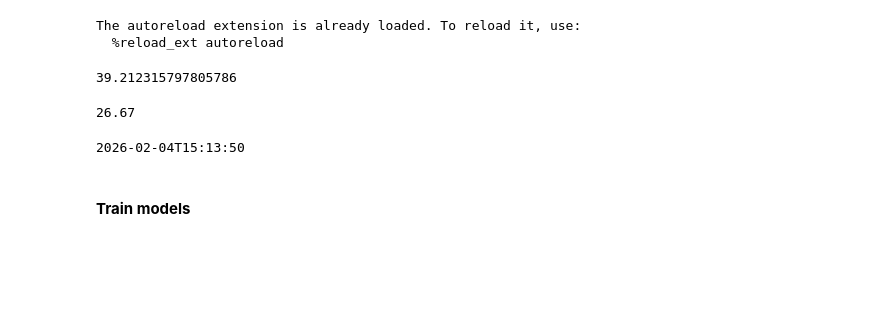
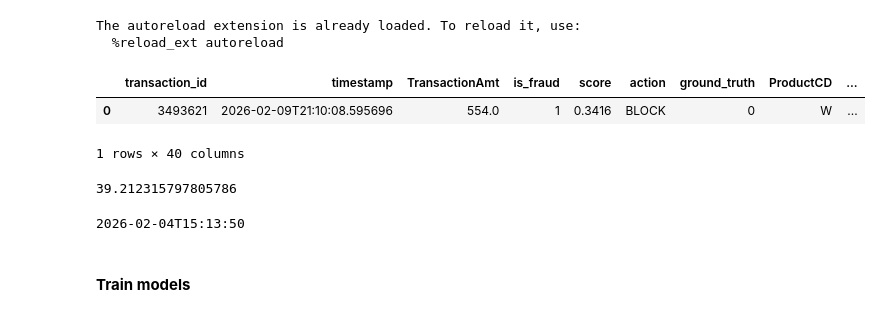
Before and after one commit to kmache/sentinel-fraud-ops, a Jupyter notebook: notebooks/01_exploration.ipynb, the cells around one changed output. Cells and saved outputs as stored; diff of their text form; code cells hidden in the pictures; blank space fills up the shorter version.

```diff
--- a/notebooks/01_exploration.ipynb
+++ b/notebooks/01_exploration.ipynb
@@ -24,6 +25,14 @@ from sentinel.modeling import SentinelTrainer
 # %% [output]
 The autoreload extension is already loaded. To reload it, use:
   %reload_ext autoreload
+# %%
+df = [{"transaction_id":"3493621","timestamp":"2026-02-09T21:10:08.595696","TransactionAmt":554.0,"is_fraud":1,"score":0.3416,"action":"BLOCK","ground_truth":0,"ProductCD":"W","device_vendor":"","dist1":0.0,"card_email_combo_fraud_rate":0.0,"P_emaildomain":"earthlink.net","DeviceType":None,"TransactionAmt_log":6.318968296051025,"TransactionAmt_suspicious":1,"cents_value":0,"country":"USA/Global","composite_risk_score":0.03544927015900612,"os_browser_combo":0,"UID_velocity_1h":None,"UID_velocity_12h":None,"UID_velocity_24h":None,"multi_entity_sharing":6.0,"card_email_combo":7,"device_info_combo":None,"P_emaildomain_risk_score":1,"email_match_status":0,"P_emaildomain_is_free":0,"ProductCD_switch":0,"user_amt_zscore":1.1500142812728882,"Amt_div_card1_mean":4.437485694885254,"hour_of_day":16,"day_of_week":2,"time_gap_anomaly":1,"screen_area":None,"addr1_fraud_rate":0.020820729434490204,"addr1_degree":1,"y_true":0,"model_weights":{},"explanation_status":"processing"}]
+# %%
+pd.DataFrame(df)
+# %% [output]
+|  | transaction_id | timestamp | TransactionAmt | is_fraud | score | action | ground_truth | ProductCD | ... |
+| 0 | 3493621 | 2026-02-09T21:10:08.595696 | 554.0 | 1 | 0.3416 | BLOCK | 0 | W | ... |
+1 rows × 40 columns
 # %%
 import time
 # %%
@@ -33,11 +42,6 @@ collaps = (time.time() - start_time)
 collaps
 # %% [output]
 39.212315797805786
-# %%
-r = round(100*np.array(y).sum()/len(y), 2)
-print(r)
-# %% [output]
-26.67
 # %%
 date = datetime.now().replace(microsecond=0).isoformat()
 print(date)
```
Also changed, not shown: parts of 9 cells of this notebook, 7 other files.
